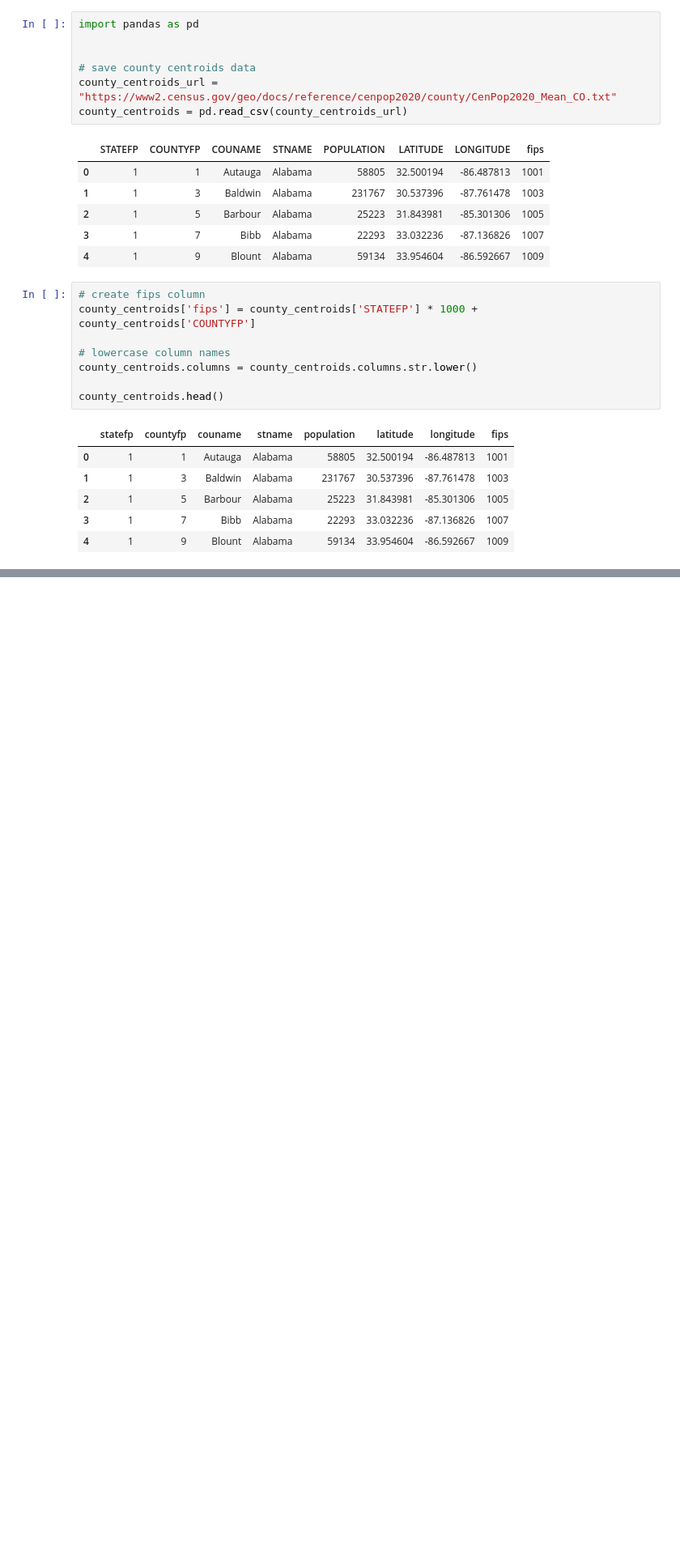
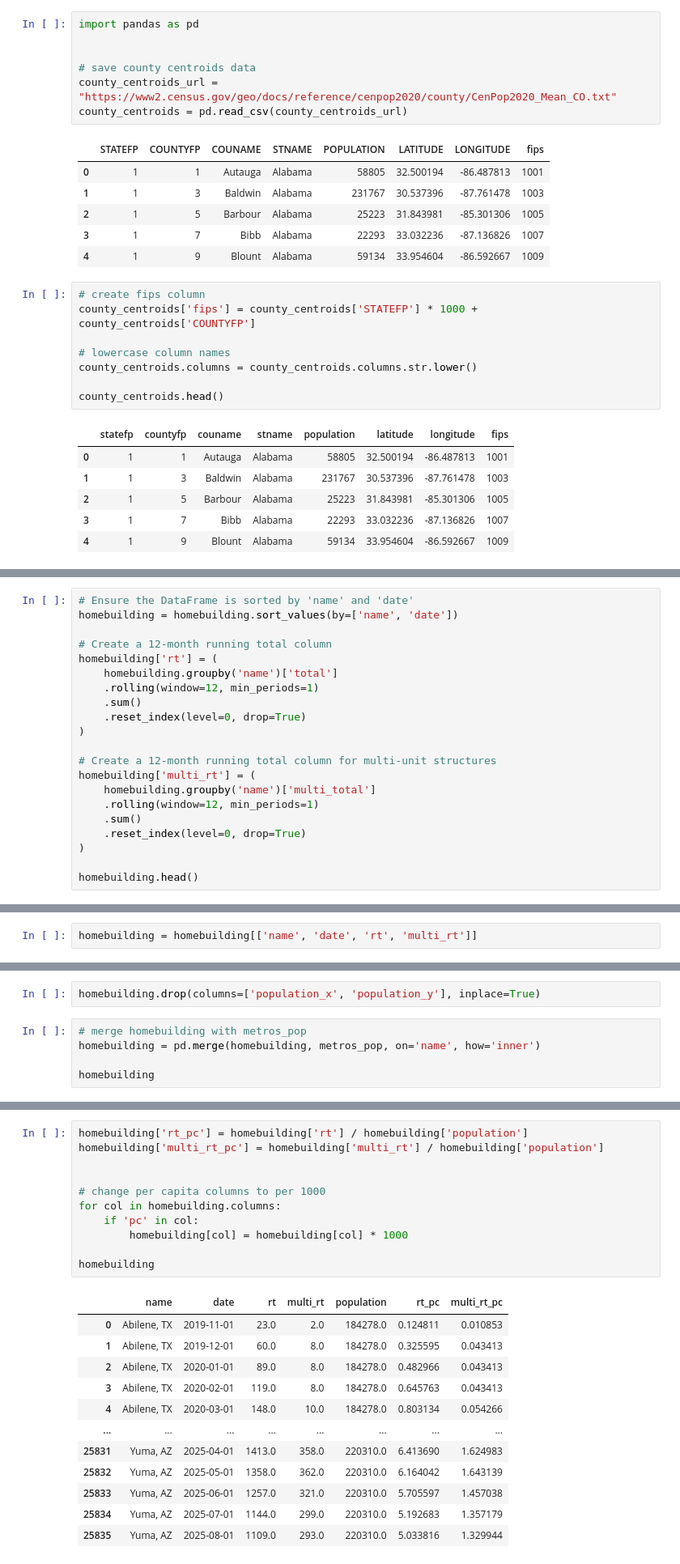
Before and after one commit to gmelmed/charts_gratia_chartis, a Jupyter notebook: rent_tracker/old_code_adaptation.ipynb, the cells around one changed output, grey strips where cells are left out. Shown: that part at 81% size. Cells and saved outputs as stored; diff of their text form; blank space fills up the shorter version.

```diff
--- a/rent_tracker/old_code_adaptation.ipynb
+++ b/rent_tracker/old_code_adaptation.ipynb
@@ -155,0 +524,21 @@ county_centroids.head()
+# %%
+# Ensure the DataFrame is sorted by 'name' and 'date'
+homebuilding = homebuilding.sort_values(by=['name', 'date'])
+
+# Create a 12-month running total column
+homebuilding['rt'] = (
+    homebuilding.groupby('name')['total']
+    .rolling(window=12, min_periods=1)
+    .sum()
+    .reset_index(level=0, drop=True)
+)
+
+# Create a 12-month running total column for multi-unit structures
+homebuilding['multi_rt'] = (
+    homebuilding.groupby('name')['multi_total']
+    .rolling(window=12, min_periods=1)
+    .sum()
+    .reset_index(level=0, drop=True)
+)
+
+homebuilding.head()
@@ -155,0 +552,2 @@ county_centroids.head()
+# %%
+homebuilding = homebuilding[['name', 'date', 'rt', 'multi_rt']]
@@ -155,0 +580,7 @@ county_centroids.head()
+# %%
+homebuilding.drop(columns=['population_x', 'population_y'], inplace=True)
+# %%
+# merge homebuilding with metros_pop
+homebuilding = pd.merge(homebuilding, metros_pop, on='name', how='inner')
+
+homebuilding
@@ -155,0 +601,24 @@ county_centroids.head()
+# %%
+homebuilding['rt_pc'] = homebuilding['rt'] / homebuilding['population']
+homebuilding['multi_rt_pc'] = homebuilding['multi_rt'] / homebuilding['population']
+
+
+# change per capita columns to per 1000
+for col in homebuilding.columns:
+    if 'pc' in col:
+        homebuilding[col] = homebuilding[col] * 1000
+
+homebuilding
+# %% [output]
+|  | name | date | rt | multi_rt | population | rt_pc | multi_rt_pc |
+| 0 | Abilene, TX | 2019-11-01 | 23.0 | 2.0 | 184278.0 | 0.124811 | 0.010853 |
+| 1 | Abilene, TX | 2019-12-01 | 60.0 | 8.0 | 184278.0 | 0.325595 | 0.043413 |
+| 2 | Abilene, TX | 2020-01-01 | 89.0 | 8.0 | 184278.0 | 0.482966 | 0.043413 |
+| 3 | Abilene, TX | 2020-02-01 | 119.0 | 8.0 | 184278.0 | 0.645763 | 0.043413 |
+| 4 | Abilene, TX | 2020-03-01 | 148.0 | 10.0 | 184278.0 | 0.803134 | 0.054266 |
+| ... | ... | ... | ... | ... | ... | ... | ... |
+| 25831 | Yuma, AZ | 2025-04-01 | 1413.0 | 358.0 | 220310.0 | 6.413690 | 1.624983 |
+| 25832 | Yuma, AZ | 2025-05-01 | 1358.0 | 362.0 | 220310.0 | 6.164042 | 1.643139 |
+| 25833 | Yuma, AZ | 2025-06-01 | 1257.0 | 321.0 | 220310.0 | 5.705597 | 1.457038 |
+| 25834 | Yuma, AZ | 2025-07-01 | 1144.0 | 299.0 | 220310.0 | 5.192683 | 1.357179 |
+| 25835 | Yuma, AZ | 2025-08-01 | 1109.0 | 293.0 | 220310.0 | 5.033816 | 1.329944 |
```
Also changed, not shown: parts of 23 cells of this notebook, 7 other files.
